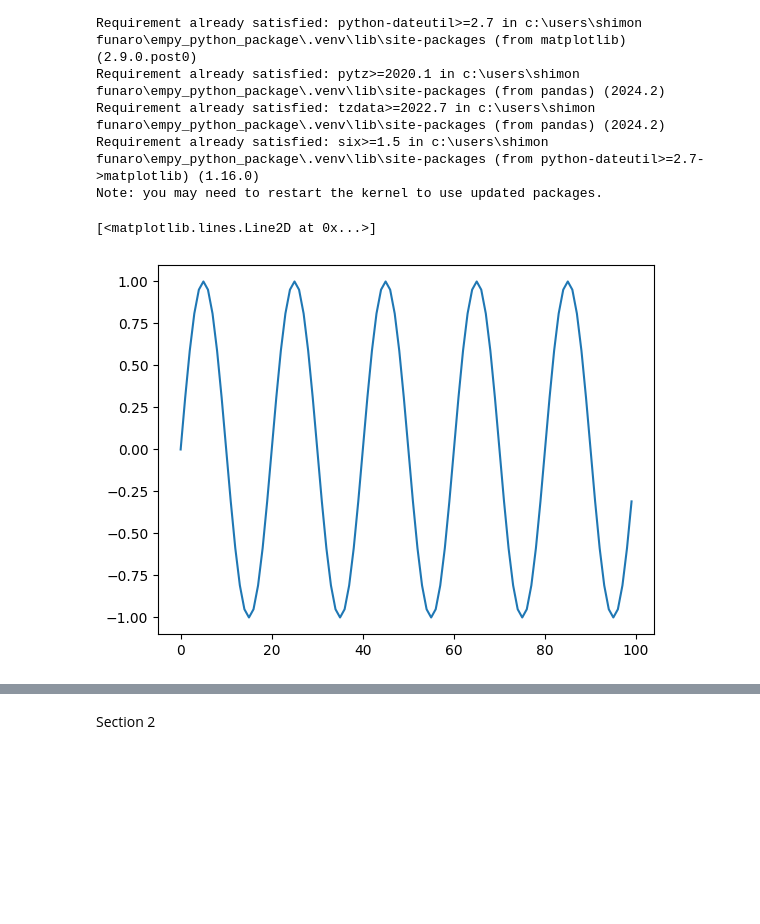
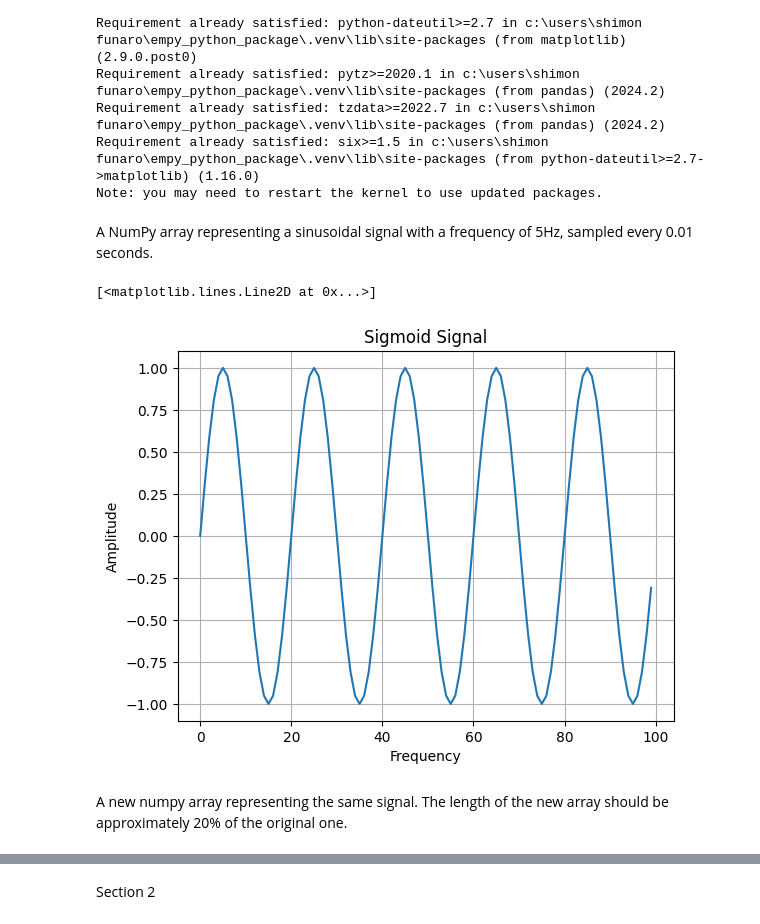
Before and after one commit to cinofuni/shimonrepository, a Jupyter notebook: miniProject1.ipynb, the cells around one changed output, grey strips where cells are left out. Cells and saved outputs as stored; diff of their text form; code cells hidden in the pictures; blank space fills up the shorter version.

```diff
--- a/miniProject1.ipynb
+++ b/miniProject1.ipynb
@@ -105,18 +107,30 @@ Requirement already satisfied: pytz>=2020.1 in c:\users\shimon funaro\empy_pytho
 Requirement already satisfied: tzdata>=2022.7 in c:\users\shimon funaro\empy_python_package\.venv\lib\site-packages (from pandas) (2024.2)
 Requirement already satisfied: six>=1.5 in c:\users\shimon funaro\empy_python_package\.venv\lib\site-packages (from python-dateutil>=2.7->matplotlib) (1.16.0)
 Note: you may need to restart the kernel to use updated packages.
+# %% [markdown]
+ A NumPy array representing a sinusoidal signal with a frequency of 5Hz,
+sampled every 0.01 seconds.
 # %%
 import numpy as np
 import matplotlib.pyplot as plt
 import pandas as pd
 #Here i did a a NumPy array representing a sinusoidal signal with a frequency of 5Hz,
 #sampled every 0.01 seconds
 x = np.arange(0,1,0.01)
 signal = np.sin(2 * np.pi * x * 5)
+
+#printing the results
+plt.title('Sigmoid Signal')
+plt.xlabel('Frequency')
+plt.ylabel('Amplitude')
+plt.grid(True)
 plt.plot(signal)
 # %% [output]
 [<matplotlib.lines.Line2D at 0x...>]
-[figure, old version]
+[figure, new version]
+# %% [markdown]
+A new numpy array representing the same signal. The length of the new array
+should be approximately 20% of the original one.
 # %%
 #Here i did a a new numpy array representing the same signal. The length of the new array
 #should be approximately 20% of the original one.
```
Also changed, not shown: parts of 20 cells of this notebook.
